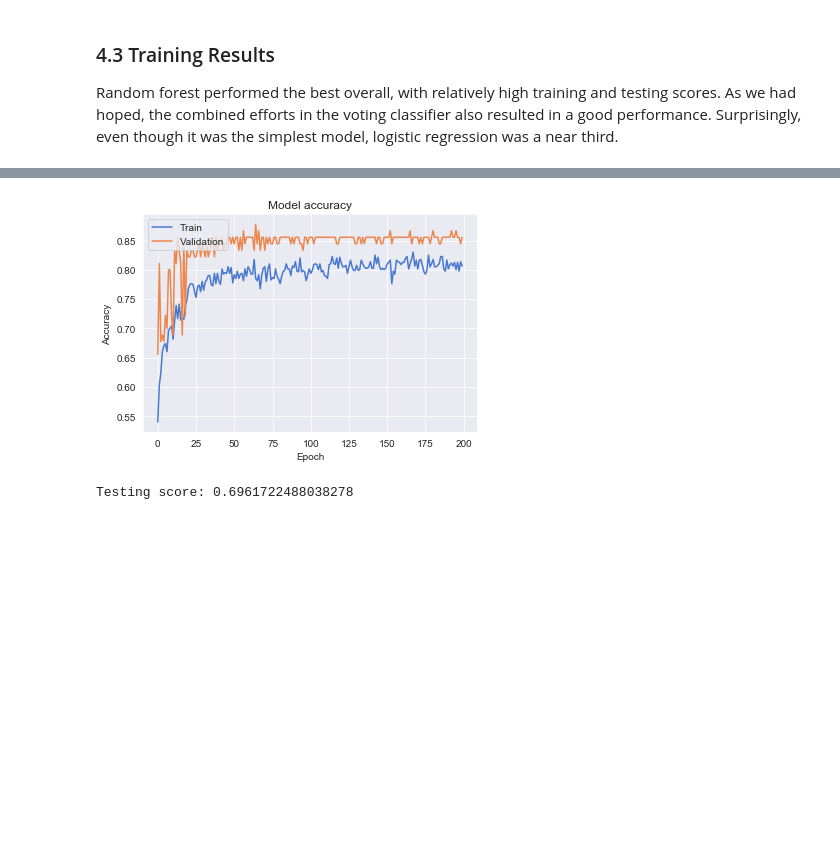
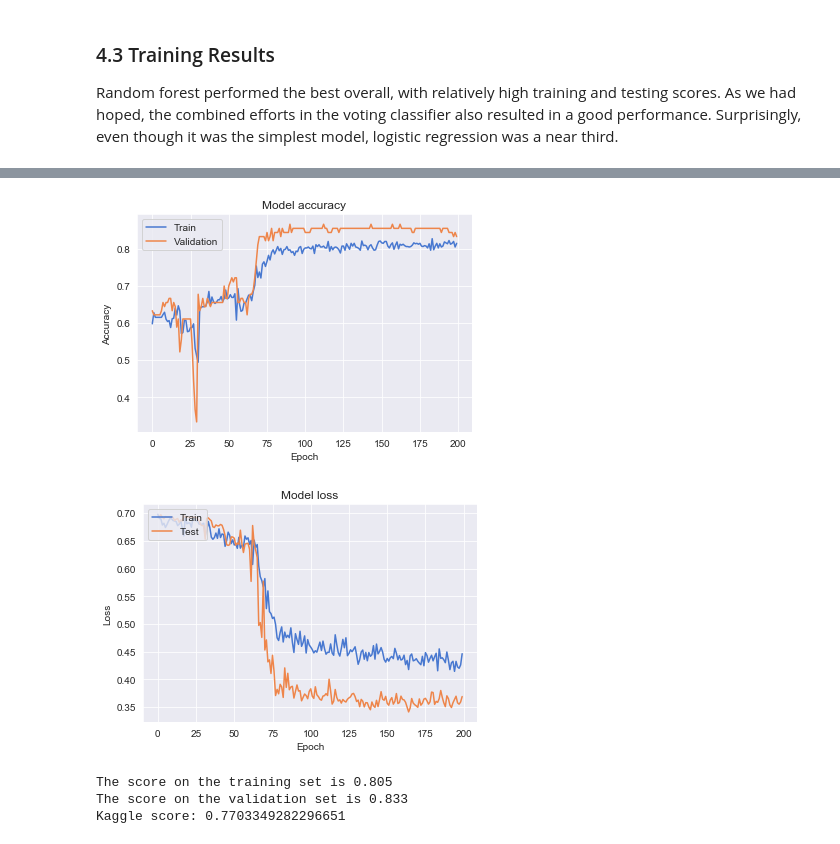
Before and after one commit to arsalanfardi/Titanic-Survival-Prediction, a Jupyter notebook: Titanic_Survival_Prediction.ipynb, the cells around one changed output, grey strips where cells are left out. Drawn from its saved outputs; the diff is of its cells as text; code cells hidden in the pictures; blank space fills up the shorter version.

```diff
--- a/Titanic_Survival_Prediction.ipynb
+++ b/Titanic_Survival_Prediction.ipynb
@@ -850,10 +750,0 @@ Testing score: 0.5669856459330144
-# %%
-# KNN
-clf = KNeighborsClassifier(n_neighbors=3, weights='distance')
-clf.fit(X, y)
-print("The score on the training data:", clf.score(X, y))
-y_pred = clf.predict(X_test)
-score = accuracy_score(y_pred, y_sol)
-print("Testing score:", score)
-# knn_result = pd.DataFrame({'PassengerId': test_df['PassengerId'], 'Survived': y_pred})
-# knn_result.to_csv('KNN_rd_with_age.csv', index=False)
@@ -863,13 +750,0 @@ Testing score: 0.6004784688995215
-# %%
-# Voting Classifier
-clf1 = SVC(kernel='rbf', C=10.0, gamma='auto', probability=True)
-clf2 = LogisticRegression(penalty='l1',C=1.0)
-clf3 = RandomForestClassifier(min_samples_leaf=5, min_samples_split=4, n_estimators=300)
-clf = VotingClassifier(estimators=[('SVC', clf1),('LR', clf2),('RF', clf3)], voting='soft')
-clf.fit(X, y)
-print("The score on the training data:", clf.score(X, y))
-y_pred = clf.predict(X_test)
-score = accuracy_score(y_pred, y_sol)
-print("Testing score:", score)
-# vc_result = pd.DataFrame({'PassengerId': test_df['PassengerId'], 'Survived': y_pred})
-# vc_result.to_csv('vc_rd_with_age.csv', index=False)
@@ -898,7 +774,8 @@ model.add(Dropout(0.2))
 model.add(Dense(512, input_dim=n_features, activation='relu'))
 model.add(Dropout(0.2))
 model.add(Dense(512, input_dim=n_features, activation='relu'))
-model.add(Dense(n_classes, input_dim=n_features, activation='softmax'))
+model.add(Dropout(0.2))
+model.add(Dense(n_classes, input_dim=n_features, activation='sigmoid'))
 
 # Compile your model with accuracy as your metric.
 opt=Adam(lr=0.001)
@@ -928,18 +805,36 @@ Epoch 200/200
 # %%
 # Predict the test set labels.
-y_pred = model.predict(X_test)
+y_pred = model.predict(X_test_set)
 y_pred = np.argmax(y_pred, axis=-1)
 
 # Plot training & validation accuracy values
 plt.plot(model_history.history['accuracy'])
 plt.plot(model_history.history['val_accuracy'])
 plt.title('Model accuracy')
 plt.ylabel('Accuracy')
 plt.xlabel('Epoch')
 plt.legend(['Train', 'Validation'], loc='upper left')
+plt.savefig("Plots/neural_network_accuracy.png")
 plt.show()
 score = accuracy_score(y_pred, y_sol)
-print("Testing score:", score)
+
+
+# Plot training & validation loss values
+plt.plot(model_history.history['loss'])
+plt.plot(model_history.history['val_loss'])
+plt.title('Model loss')
+plt.ylabel('Loss')
+plt.xlabel('Epoch')
+plt.legend(['Train', 'Test'], loc='upper left')
+plt.savefig("Plots/neural_network_loss.png")
+plt.show()
+
+print(f"The score on the training set is {model_history.history['accuracy'][-11]:.3f}")
+print(f"The score on the validation set is {model_history.history['val_accuracy'][-1]:.3f}")
+print("Kaggle score:", score)
 # %% [output]
-[figure, old version]
+[figure, new version]
+[figure, added]
-Testing score: 0.6961722488038278
+The score on the training set is 0.805
+The score on the validation set is 0.833
+Kaggle score: 0.7703349282296651
```
Also changed, not shown: parts of 49 cells of this notebook, 2 other files.
